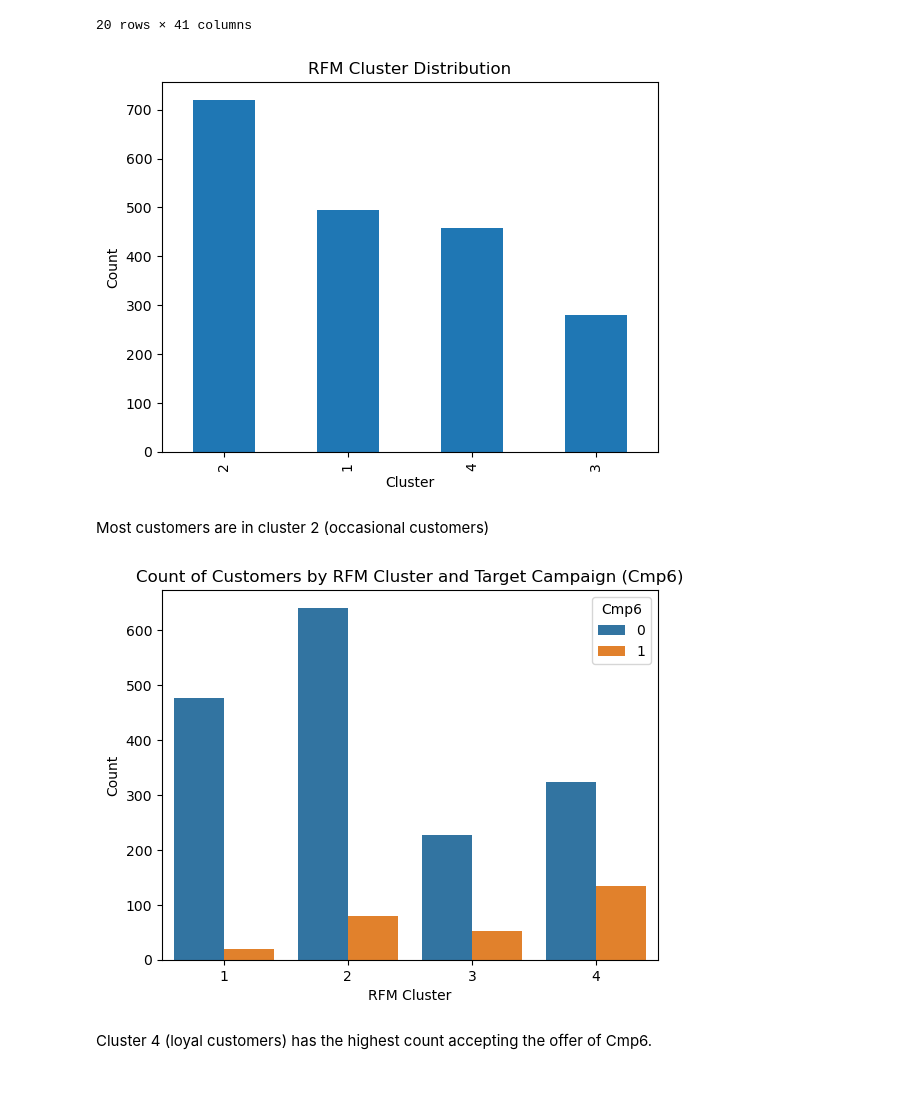
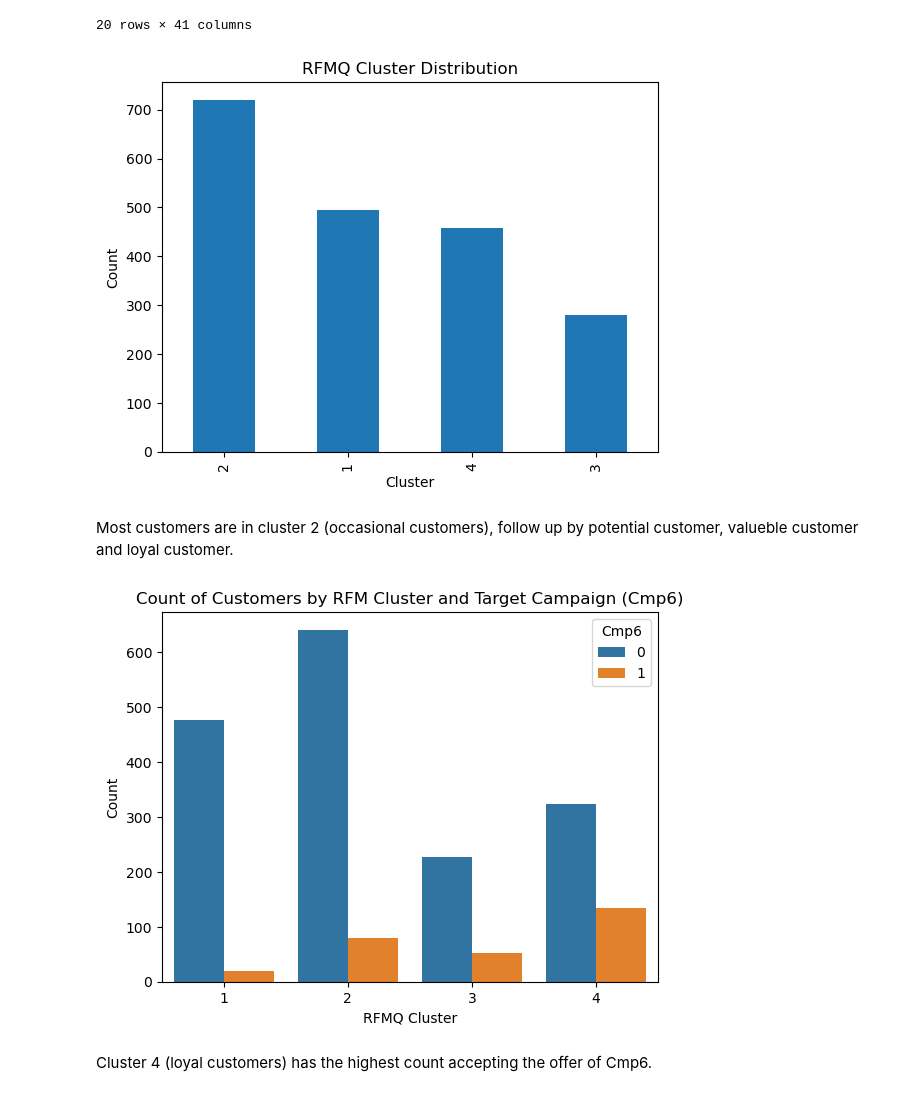
Before and after one commit to wendycxz/7001GroupProject, a Jupyter notebook: WQD7001_Group_Assignment.ipynb, the cells around one changed output. Cells and saved outputs as stored; diff of their text form; code cells hidden in the pictures.

```diff
--- a/WQD7001_Group_Assignment.ipynb
+++ b/WQD7001_Group_Assignment.ipynb
@@ -1196,29 +1168,29 @@ fig.show()
 # %%
 #Distribution of cluster
 
 df['Cluster'].value_counts().plot.bar()
 
 plt.xlabel('Cluster')
 plt.ylabel('Count')
 
-plt.title('RFM Cluster Distribution')
+plt.title('RFMQ Cluster Distribution')
 
 plt.show()
 # %% [output]
-[figure, old version]
+[figure, new version]
 # %% [markdown]
-Most customers are in cluster 2 (occasional customers)
+Most customers are in cluster 2 (occasional customers), follow up by potential customer, valueble customer and loyal customer.
 # %%
 sns.countplot(data=df, x='Cluster', hue='Cmp6')
 
-plt.xlabel('RFM Cluster')
+plt.xlabel('RFMQ Cluster')
 plt.ylabel('Count')
 
 plt.title('Count of Customers by RFM Cluster and Target Campaign (Cmp6)')
 
 plt.show()
 # %% [output]
-[figure, old version]
+[figure, new version]
 # %% [markdown]
 Cluster 4 (loyal customers) has the highest count accepting the offer of Cmp6.
 # %% [markdown]
```
Also changed, not shown: parts of 33 cells of this notebook.
